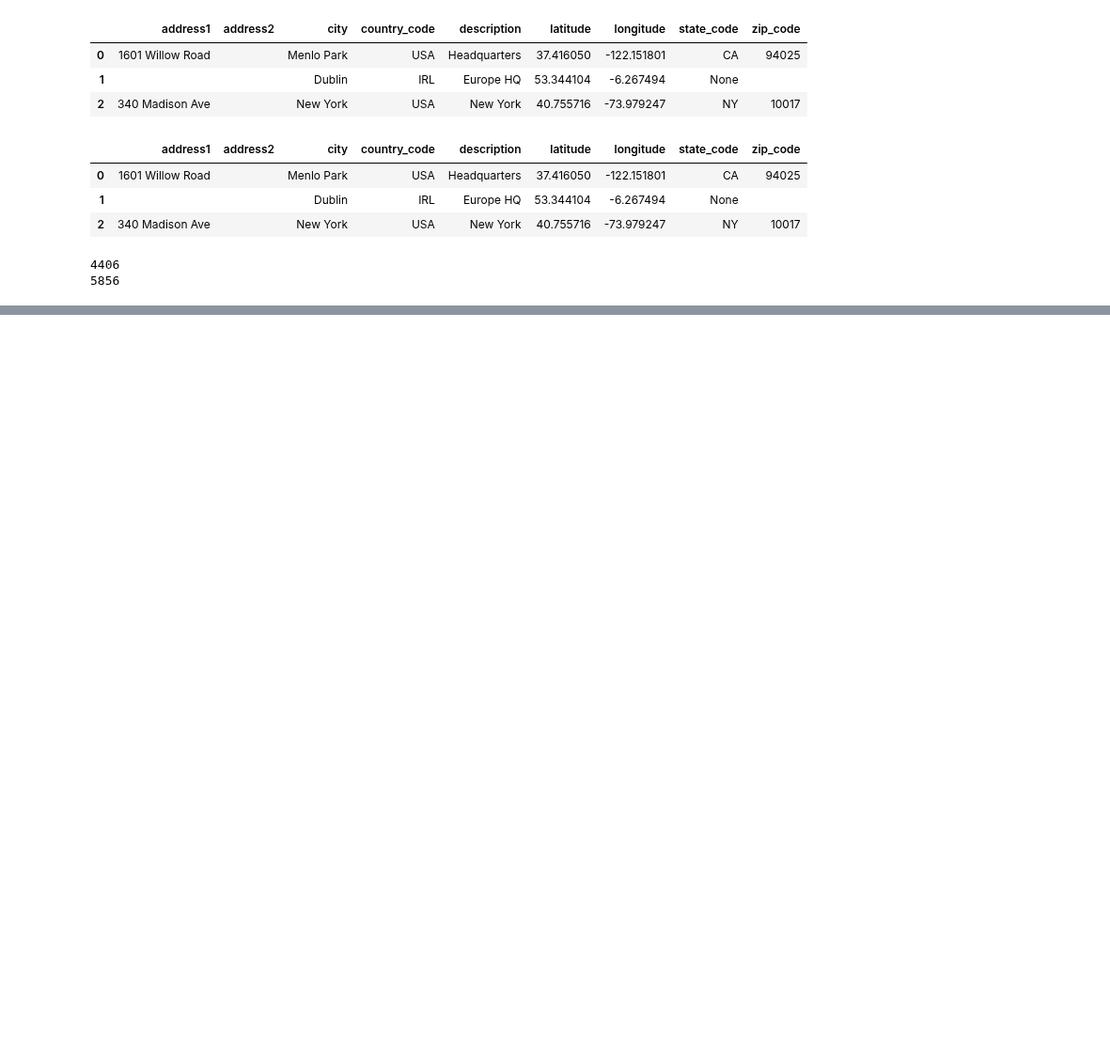
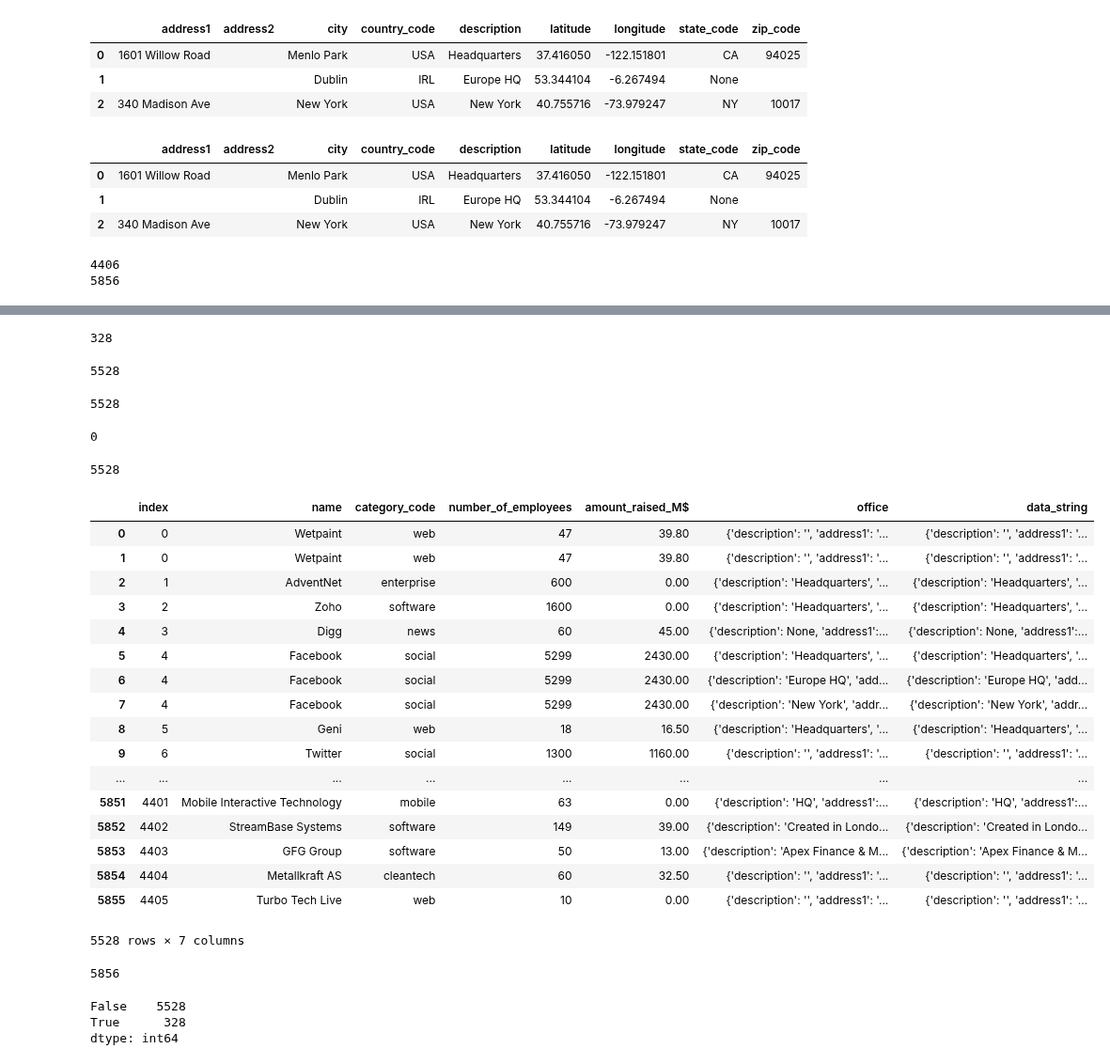
Before and after one commit to aiborra11/Geoquery-project, a Jupyter notebook: Dataset.ipynb, the cells around one changed output, grey strips where cells are left out. Shown at 94% size. Saved outputs shown, nothing was run; the diff lists cells and outputs as text; code cells hidden in the pictures; blank space fills up the shorter version.

Commit message:
removing duplicates

```diff
--- a/Dataset.ipynb
+++ b/Dataset.ipynb
@@ -208,0 +203,6 @@ df.head()
+# %%
+#Check if there are duplicated values into the 'office' column
+find_duplicated = json_normalize(office_merged['office'])
+find_duplicated.duplicated().sum()
+# %% [output]
+328
@@ -208,0 +219,11 @@ df.head()
+# %%
+len(office_merged)
+# %% [output]
+5528
+# %%
+# data
+find_duplicated1 = json_normalize(office_merged['office'])
+find_duplicated1.duplicated().sum()
+len(office_merged)
+# %% [output]
+5528
@@ -209 +232,34 @@ df.head()
+# %%
+data12['data_string'] = data12['office'].astype(str)
+aj = data12.drop_duplicates('data_string')
+# %%
+find_duplicated1 = json_normalize(aj['office'])
+find_duplicated1.duplicated().sum()
+# %% [output]
+0
+# %%
+len(aj)
+# %% [output]
+5528
+# %%
+aj
+# %% [output]
+|  | index | name | category_code | number_of_employees | amount_raised_M$ | office | data_string |
+| 0 | 0 | Wetpaint | web | 47 | 39.80 | {'description': '', 'address1': '... | {'description': '', 'address1': '... |
+| 1 | 0 | Wetpaint | web | 47 | 39.80 | {'description': '', 'address1': '... | {'description': '', 'address1': '... |
+| 2 | 1 | AdventNet | enterprise | 600 | 0.00 | {'description': 'Headquarters', '... | {'description': 'Headquarters', '... |
+| 3 | 2 | Zoho | software | 1600 | 0.00 | {'description': 'Headquarters', '... | {'description': 'Headquarters', '... |
+| 4 | 3 | Digg | news | 60 | 45.00 | {'description': None, 'address1':... | {'description': None, 'address1':... |
+| 5 | 4 | Facebook | social | 5299 | 2430.00 | {'description': 'Headquarters', '... | {'description': 'Headquarters', '... |
+| 6 | 4 | Facebook | social | 5299 | 2430.00 | {'description': 'Europe HQ', 'add... | {'description': 'Europe HQ', 'add... |
+| 7 | 4 | Facebook | social | 5299 | 2430.00 | {'description': 'New York', 'addr... | {'description': 'New York', 'addr... |
+| 8 | 5 | Geni | web | 18 | 16.50 | {'description': 'Headquarters', '... | {'description': 'Headquarters', '... |
+| 9 | 6 | Twitter | social | 1300 | 1160.00 | {'description': '', 'address1': '... | {'description': '', 'address1': '... |
+| ... | ... | ... | ... | ... | ... | ... | ... |
+| 5851 | 4401 | Mobile Interactive Technology | mobile | 63 | 0.00 | {'description': 'HQ', 'address1':... | {'description': 'HQ', 'address1':... |
+| 5852 | 4402 | StreamBase Systems | software | 149 | 39.00 | {'description': 'Created in Londo... | {'description': 'Created in Londo... |
+| 5853 | 4403 | GFG Group | software | 50 | 13.00 | {'description': 'Apex Finance & M... | {'description': 'Apex Finance & M... |
+| 5854 | 4404 | Metallkraft AS | cleantech | 60 | 32.50 | {'description': '', 'address1': '... | {'description': '', 'address1': '... |
+| 5855 | 4405 | Turbo Tech Live | web | 10 | 0.00 | {'description': '', 'address1': '... | {'description': '', 'address1': '... |
+5528 rows × 7 columns
 # %%
@@ -227,0 +286,5 @@ data_latlong = data[["offices"]].apply(latlong, result_type="expand", axis=1).dr
+# %%
+e = pd.DataFrame(json_normalize(office_merged['office']))
+len(e)
+# %% [output]
+5856
@@ -228,3 +293,9 @@ data_latlong = data[["offices"]].apply(latlong, result_type="expand", axis=1).dr
+# %%
+asdf.value_counts()
+# %% [output]
+False    5528
+True      328
+dtype: int64
 # %%
 #Concatenate all data
 data = pd.concat([data, data_latlong], axis = 1)
```
Also changed, not shown: parts of 18 cells of this notebook.
